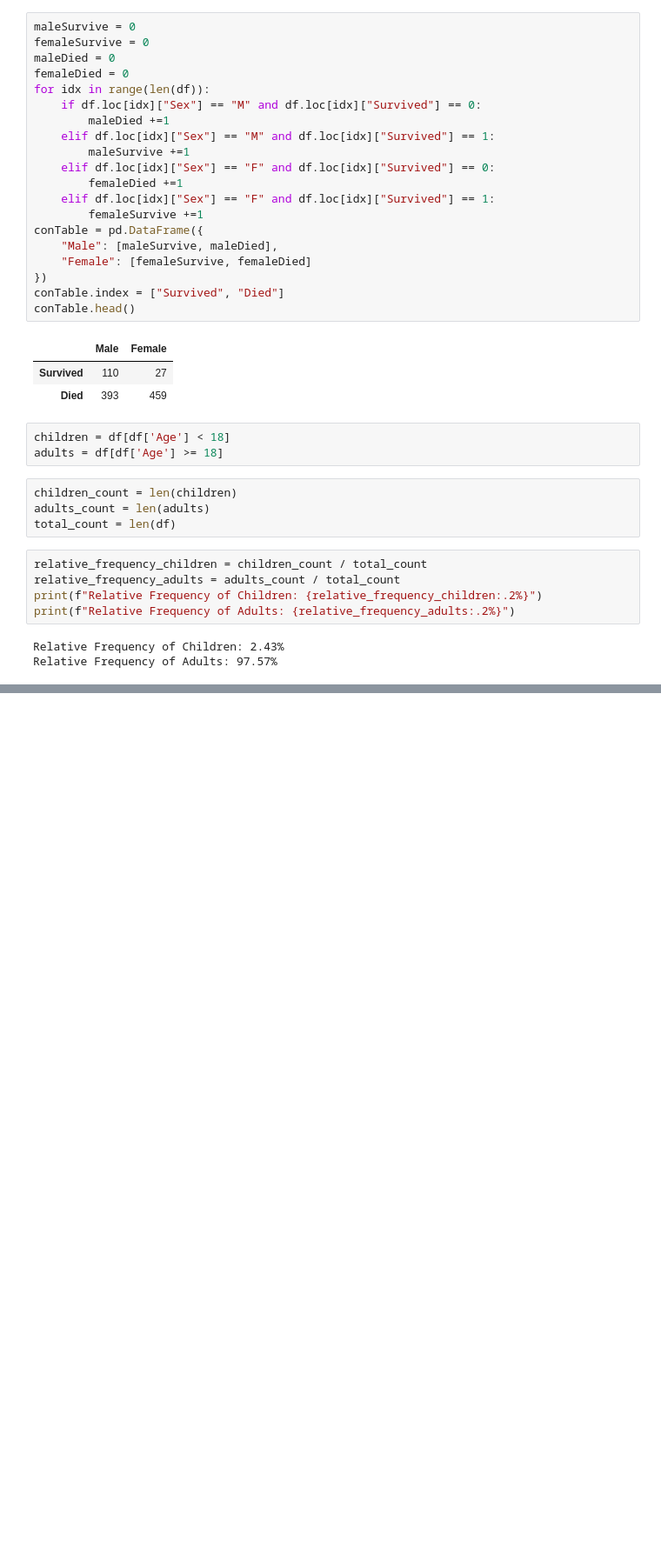
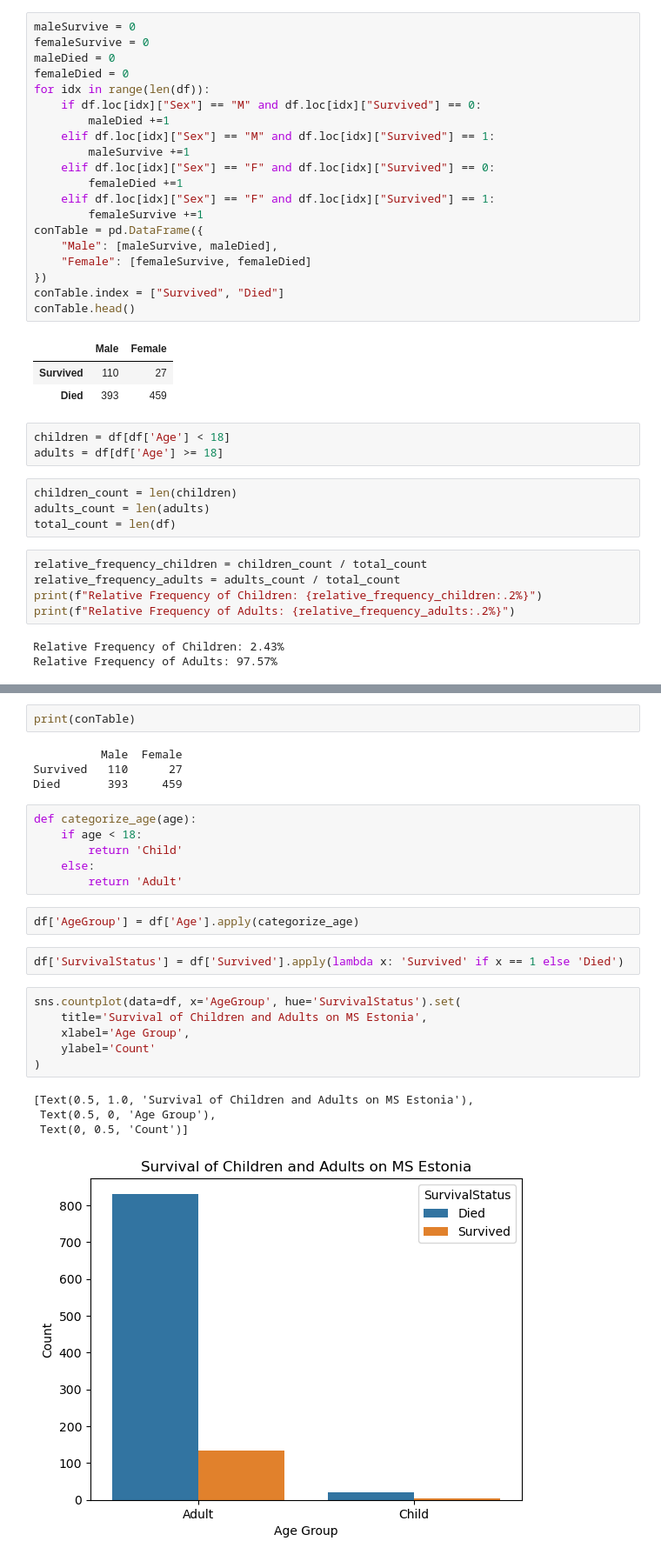
Before and after one commit to applepot437/ai, a Jupyter notebook: sem 1/da cool exit ticket stuff/exit ticket.ipynb, the cells around one changed output, grey strips where cells are left out. Shown at 87% size. Drawn from its saved outputs; the diff is of its cells as text; blank space fills up the shorter version.

Commit message:
stuff
colored graphs

```diff
--- a/sem 1/da cool exit ticket stuff/exit ticket.ipynb
+++ b/sem 1/da cool exit ticket stuff/exit ticket.ipynb
@@ -51,0 +73,27 @@ Relative Frequency of Adults: 97.57%
+# %%
+print(conTable)
+# %% [output]
+          Male  Female
+Survived   110      27
+Died       393     459
+# %%
+def categorize_age(age):
+    if age < 18:
+        return 'Child'
+    else:
+        return 'Adult'
+# %%
+df['AgeGroup'] = df['Age'].apply(categorize_age)
+# %%
+df['SurvivalStatus'] = df['Survived'].apply(lambda x: 'Survived' if x == 1 else 'Died')
+# %%
+sns.countplot(data=df, x='AgeGroup', hue='SurvivalStatus').set(
+    title='Survival of Children and Adults on MS Estonia',
+    xlabel='Age Group',
+    ylabel='Count'
+)
+# %% [output]
+[Text(0.5, 1.0, 'Survival of Children and Adults on MS Estonia'),
+ Text(0.5, 0, 'Age Group'),
+ Text(0, 0.5, 'Count')]
+[figure, added]
```
Also changed, not shown: parts of 3 cells of this notebook, 1 other file.
